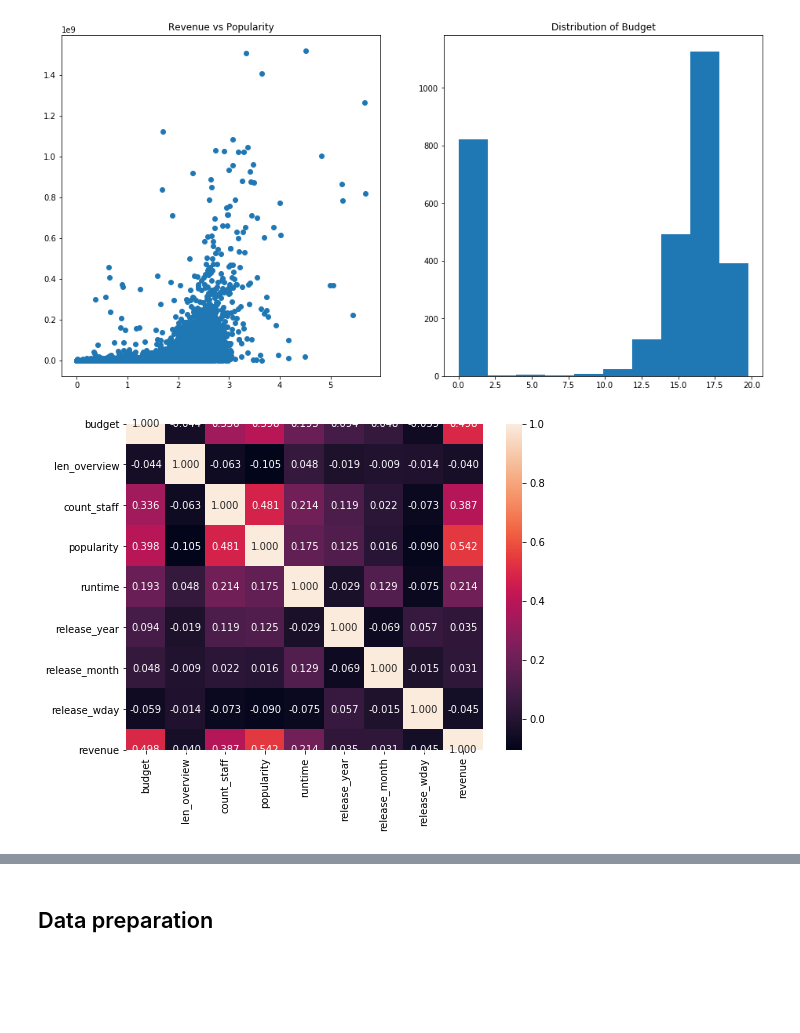
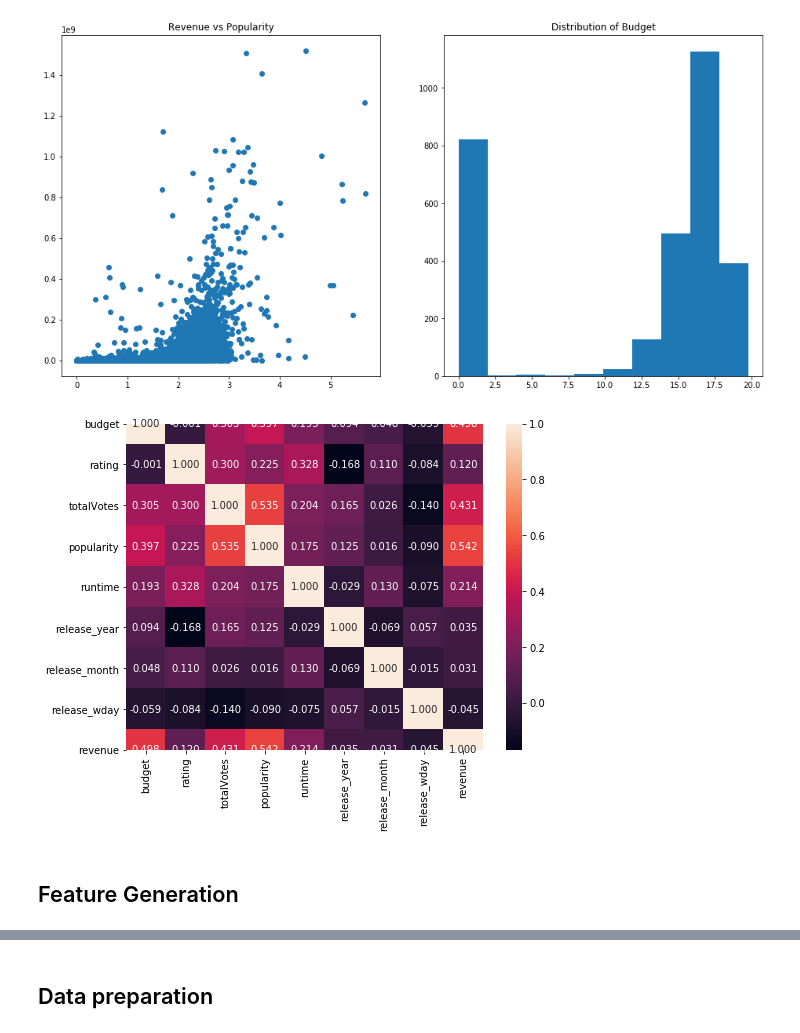
Before and after one commit to OracyC/TMDB-Box-Office-Prediction, a Jupyter notebook: TMDB_Box_Office_Prediction.ipynb, the cells around one changed output, grey strips where cells are left out. Saved outputs shown, nothing was run; the diff lists cells and outputs as text; code cells hidden in the pictures; blank space fills up the shorter version.

```diff
--- a/TMDB_Box_Office_Prediction.ipynb
+++ b/TMDB_Box_Office_Prediction.ipynb
@@ -29,6 +29,12 @@ import numpy as np
 
 train = pd.read_csv('train.csv')
 test = pd.read_csv('test.csv')
+# %%
+trainAdditionalFeatures = pd.read_csv('TrainAdditionalFeatures.csv')
+testAdditionalFeatures = pd.read_csv('TestAdditionalFeatures.csv')
+
+train = pd.merge(train, trainAdditionalFeatures, how='left', on=['imdb_id'])
+test = pd.merge(test, testAdditionalFeatures, how='left', on=['imdb_id'])
 # %% [markdown]
 # EDA & Feature Engerineering
 # %%
@@ -278,10 +285,12 @@ plt.title('Distribution of Budget');
 # %% [output]
 [figure]
 # %%
-cor_features = train[['budget', 'len_overview', 'count_staff', 'popularity', 'runtime',
+cor_features = train[['budget', 'rating', 'totalVotes', 'popularity', 'runtime',
             'release_year', 'release_month', 'release_wday','revenue']]
 f,ax = plt.subplots(figsize=(8, 6))
 sns.heatmap(cor_features.corr(), annot=True, linewidths=0, fmt= '.3f',ax=ax)
 plt.show()
 # %% [output]
-[figure, old version]
+[figure, new version]
+# %% [markdown]
+## Feature Generation
```
Also changed, not shown: parts of 19 cells of this notebook.
